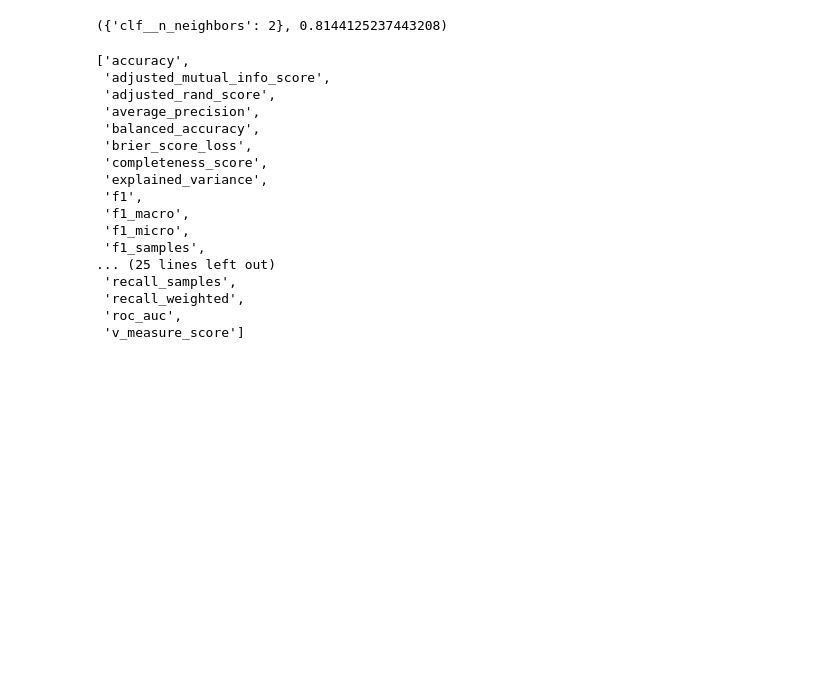
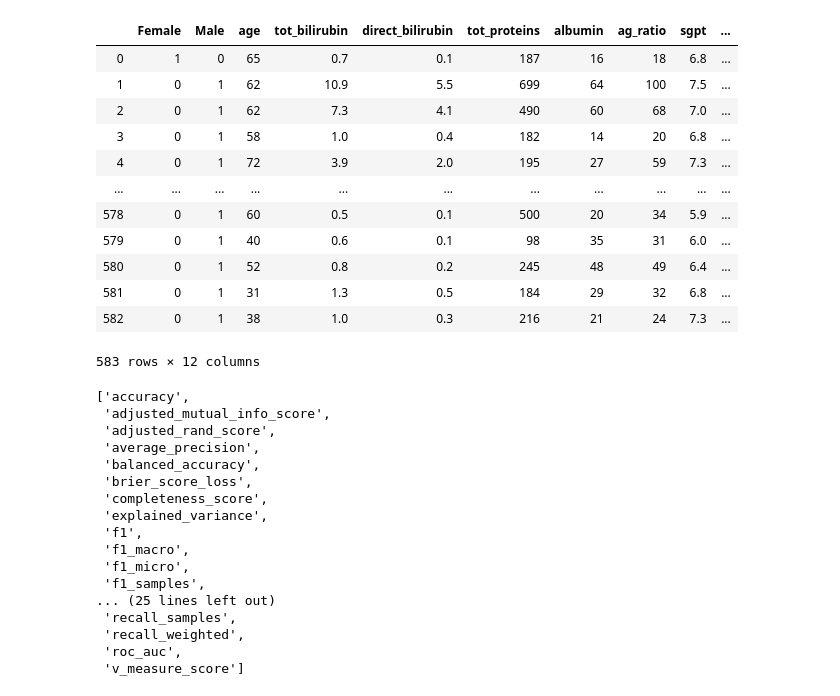
Before and after one commit to mchifala/liver-disease-classification, a Jupyter notebook: Project_MC.ipynb, the cells around one changed output. Saved outputs shown, nothing was run; the diff lists cells and outputs as text; code cells hidden in the pictures; blank space fills up the shorter version.

```diff
--- a/Project_MC.ipynb
+++ b/Project_MC.ipynb
@@ -10,36 +10,51 @@ from sklearn.preprocessing import StandardScaler
 from sklearn.model_selection import GridSearchCV
 
 from liver_functions import import_data
 from liver_functions import one_hot_encode
 from liver_functions import split_data
+from joblib import dump, load
 
 def build_pipeline(classifier, isScaled):
     if isScaled:
         pipe = Pipeline(steps=[("imputer", SimpleImputer()),
                                ("scale", StandardScaler()),
                                ("clf", classifier)])
     else:
         pipe = Pipeline(steps=[("imputer", SimpleImputer()),
                                ("clf", classifier)])
 
     return pipe
 
 def run_gridsearch(pipe, param_grid, num_folds, metric, X_train, y_train):
     search = GridSearchCV(pipe, param_grid, cv=num_folds, scoring=metric)
     search.fit(X_train, y_train)
+    dump(search.best_estimator_, "test_model.pkl")
 
-    return search.best_params_, search.best_score_
+    return search.best_params_, search.best_score_, search.best_estimator_
 
 
 # Example
 df = import_data("Indian Liver Patient Dataset (ILPD).csv")
 df = one_hot_encode(df, "gender")
+display(df)
 X_train, y_train, X_test, y_test = split_data(df, 0.2, "is_patient")
 pipe = build_pipeline(KNeighborsClassifier(), True)
 param_grid = dict(clf__n_neighbors=list(range(1,10)))
-run_gridsearch(pipe, param_grid, 10, "f1", X_train, y_train)
+params, score, model = run_gridsearch(pipe, param_grid, 10, "f1", X_train, y_train)
 # %% [output]
+|  | Female | Male | age | tot_bilirubin | direct_bilirubin | tot_proteins | albumin | ag_ratio | sgpt | ... |
+| 0 | 1 | 0 | 65 | 0.7 | 0.1 | 187 | 16 | 18 | 6.8 | ... |
+| 1 | 0 | 1 | 62 | 10.9 | 5.5 | 699 | 64 | 100 | 7.5 | ... |
+| 2 | 0 | 1 | 62 | 7.3 | 4.1 | 490 | 60 | 68 | 7.0 | ... |
+| 3 | 0 | 1 | 58 | 1.0 | 0.4 | 182 | 14 | 20 | 6.8 | ... |
+| 4 | 0 | 1 | 72 | 3.9 | 2.0 | 195 | 27 | 59 | 7.3 | ... |
+| ... | ... | ... | ... | ... | ... | ... | ... | ... | ... | ... |
+| 578 | 0 | 1 | 60 | 0.5 | 0.1 | 500 | 20 | 34 | 5.9 | ... |
+| 579 | 0 | 1 | 40 | 0.6 | 0.1 | 98 | 35 | 31 | 6.0 | ... |
+| 580 | 0 | 1 | 52 | 0.8 | 0.2 | 245 | 48 | 49 | 6.4 | ... |
+| 581 | 0 | 1 | 31 | 1.3 | 0.5 | 184 | 29 | 32 | 6.8 | ... |
+| 582 | 0 | 1 | 38 | 1.0 | 0.3 | 216 | 21 | 24 | 7.3 | ... |
-({'clf__n_neighbors': 2}, 0.8144125237443208)
+583 rows × 12 columns
 # %%
 sorted(sk.metrics.SCORERS.keys())
 # %% [output]
```
Also changed, not shown: parts of 5 cells of this notebook, 4 other files.
